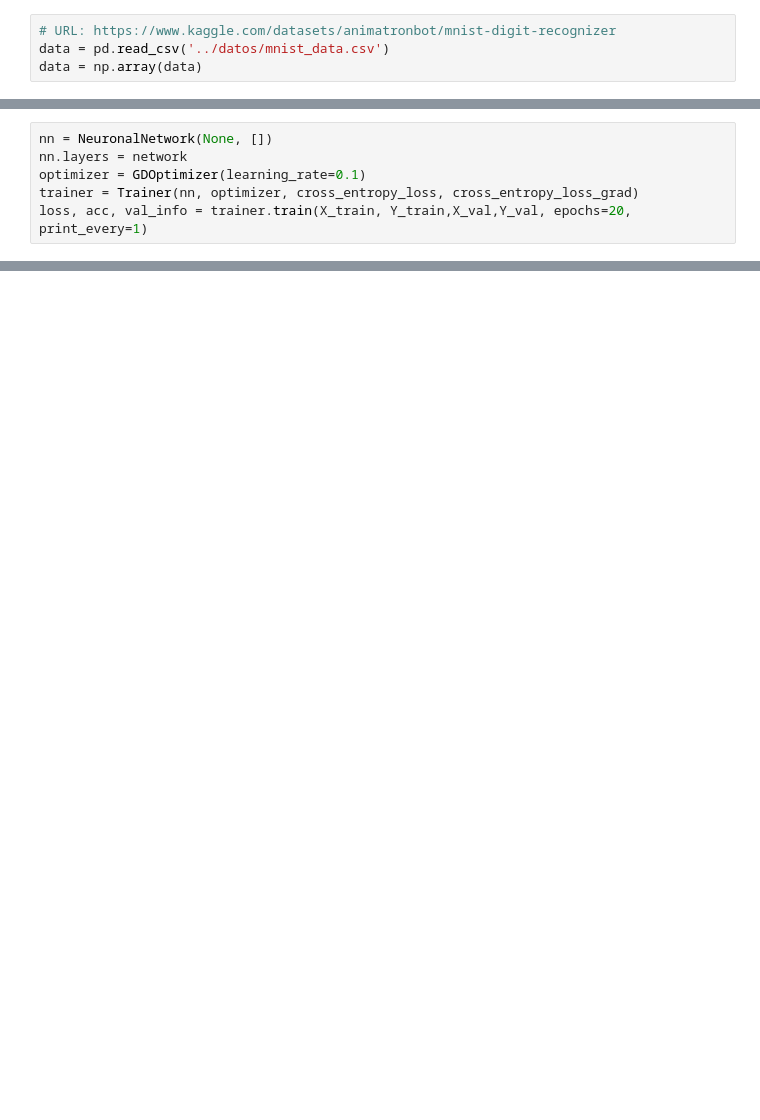
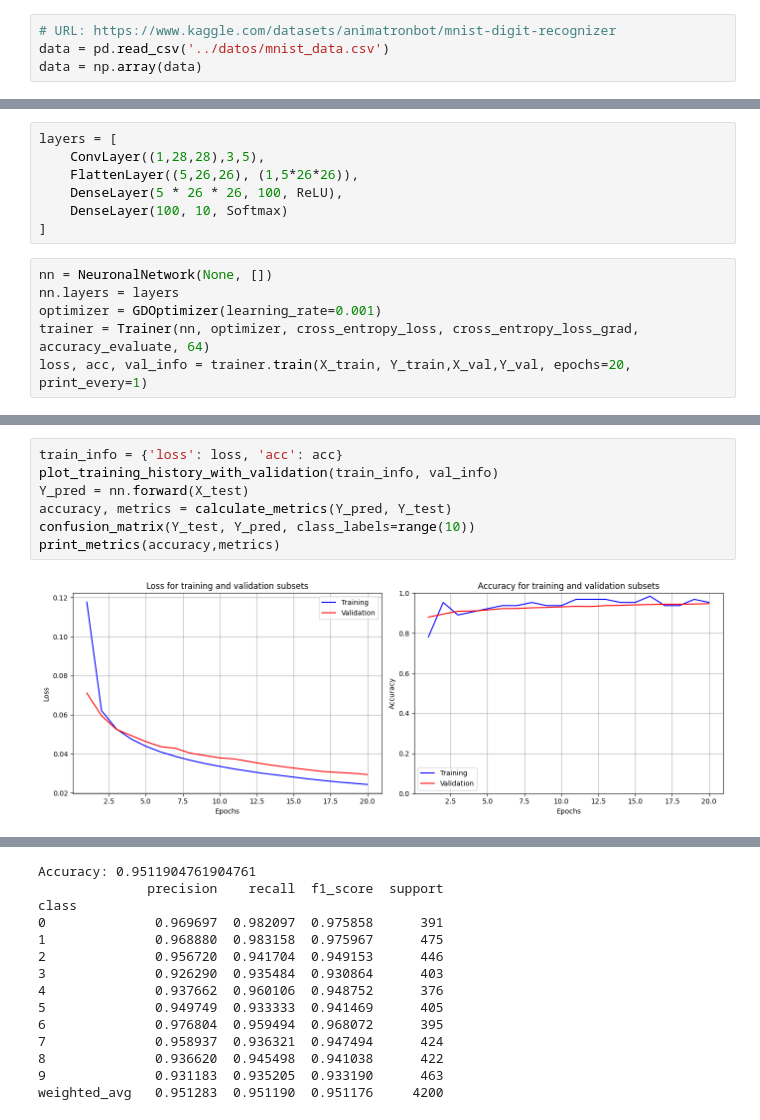
Before and after one commit to Optimization-and-Heuristics/NN-Project, a Jupyter notebook: code/CNN.ipynb, the cells around one changed output, grey strips where cells are left out. Saved outputs shown, nothing was run; the diff lists cells and outputs as text; blank space fills up the shorter version.

```diff
--- a/code/CNN.ipynb
+++ b/code/CNN.ipynb
@@ -88,7 +118,14 @@ print_metrics(accuracy,metrics)
+# %%
+layers = [
+    ConvLayer((1,28,28),3,5),
+    FlattenLayer((5,26,26), (1,5*26*26)),
+    DenseLayer(5 * 26 * 26, 100, ReLU),
+    DenseLayer(100, 10, Softmax)
+]
 # %%
 nn = NeuronalNetwork(None, [])
-nn.layers = network
-optimizer = GDOptimizer(learning_rate=0.1)
-trainer = Trainer(nn, optimizer, cross_entropy_loss, cross_entropy_loss_grad)
+nn.layers = layers
+optimizer = GDOptimizer(learning_rate=0.001)
+trainer = Trainer(nn, optimizer, cross_entropy_loss, cross_entropy_loss_grad, accuracy_evaluate, 64)
 loss, acc, val_info = trainer.train(X_train, Y_train,X_val,Y_val, epochs=20, print_every=1)
 # %% [output]
@@ -98,0 +152,9 @@ IndexError: index 1 is out of bounds for axis 0 with size 1
+# %%
+train_info = {'loss': loss, 'acc': acc}
+plot_training_history_with_validation(train_info, val_info)
+Y_pred = nn.forward(X_test)
+accuracy, metrics = calculate_metrics(Y_pred, Y_test)
+confusion_matrix(Y_test, Y_pred, class_labels=range(10))
+print_metrics(accuracy,metrics)
+# %% [output]
+[figure, added]
@@ -98,0 +162,14 @@ IndexError: index 1 is out of bounds for axis 0 with size 1
+Accuracy: 0.9511904761904761
+              precision    recall  f1_score  support
+class
+0              0.969697  0.982097  0.975858      391
+1              0.968880  0.983158  0.975967      475
+2              0.956720  0.941704  0.949153      446
+3              0.926290  0.935484  0.930864      403
+4              0.937662  0.960106  0.948752      376
+5              0.949749  0.933333  0.941469      405
+6              0.976804  0.959494  0.968072      395
+7              0.958937  0.936321  0.947494      424
+8              0.936620  0.945498  0.941038      422
+9              0.931183  0.935205  0.933190      463
+weighted_avg   0.951283  0.951190  0.951176     4200
```
Also changed, not shown: parts of 14 cells of this notebook.
